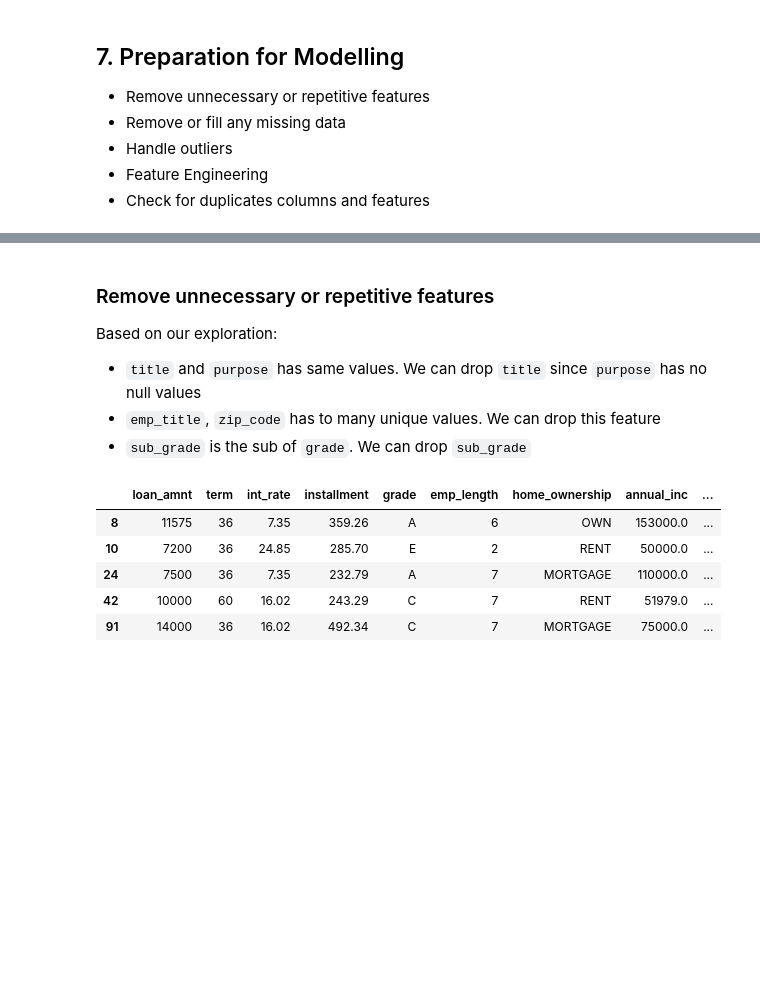
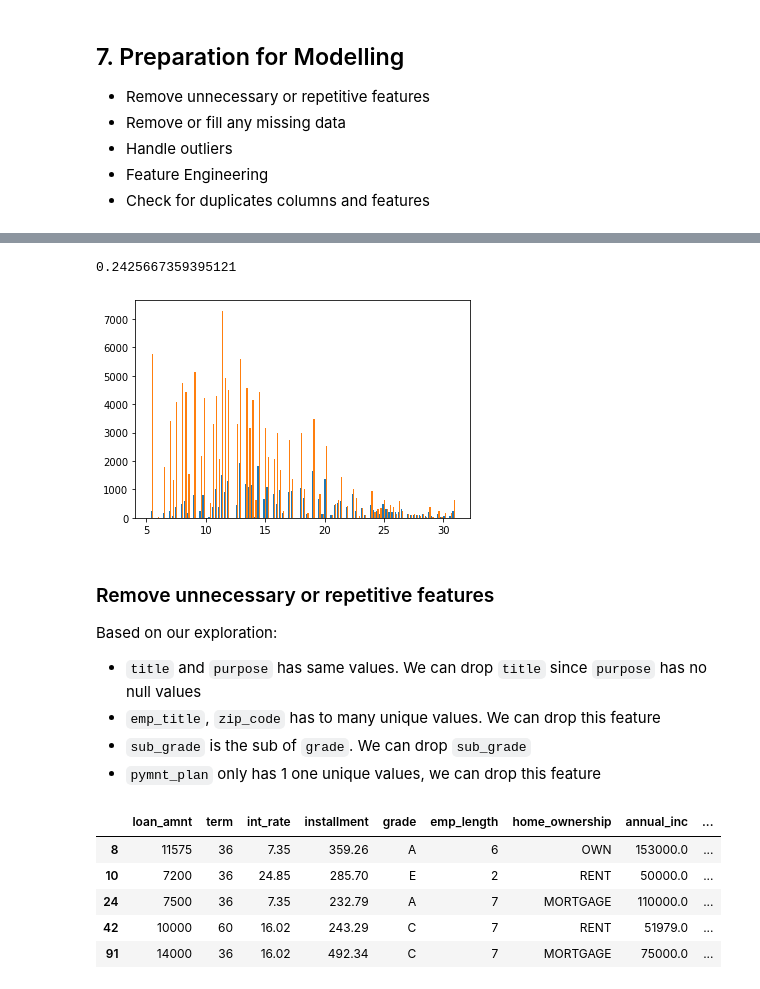
Before and after one commit to ditanh97/Exploratory-and-Modeling-Loan-Default, a Jupyter notebook: Loan Default Case Study - From Exploration to Model Prediction.ipynb, the cells around one changed output, grey strips where cells are left out. Saved outputs shown, nothing was run; the diff lists cells and outputs as text; code cells hidden in the pictures; blank space fills up the shorter version.

````diff
--- a/Loan Default Case Study - From Exploration to Model Prediction.ipynb
+++ b/Loan Default Case Study - From Exploration to Model Prediction.ipynb
@@ -1086,8 +1102,29 @@ Name: loan_status, dtype: int64
+# %%
+from scipy import stats
+
+slope, intercept, r, p, std_err = stats.linregress(loan_model['int_rate'], loan_model['loan_status'])
+print(r)
+
+def myfunc(x):
+  return slope * x + intercept
+
+loan_status_pred = list(map(myfunc, loan_model['int_rate']))
+
+plt.hist([loan_model[loan_model['loan_status'] == 1]['int_rate'], loan_model[loan_model['loan_status'] == 0]['int_rate'] ], 100)
+# plt.plot(loan_model['int_rate'], loan_status_pred)
+
+
+plt.show()
+# sehingga tidak cocok untuk linear regression
+# %% [output]
+0.2425667359395121
+[figure, added]
 # %% [markdown]
 ### Remove unnecessary or repetitive features
 Based on our exploration:
 - ```title``` and ```purpose``` has same values. We can drop ```title``` since ```purpose``` has no null values
 - ```emp_title```, ```zip_code``` has to many unique values. We can drop this feature
 - ```sub_grade``` is the sub of ```grade```. We can drop ```sub_grade```
+- ```pymnt_plan``` only has 1 one unique values, we can drop this feature
 # %%
 # Drop unnecessary or repetitive features
````
Also changed, not shown: parts of 30 cells of this notebook.
